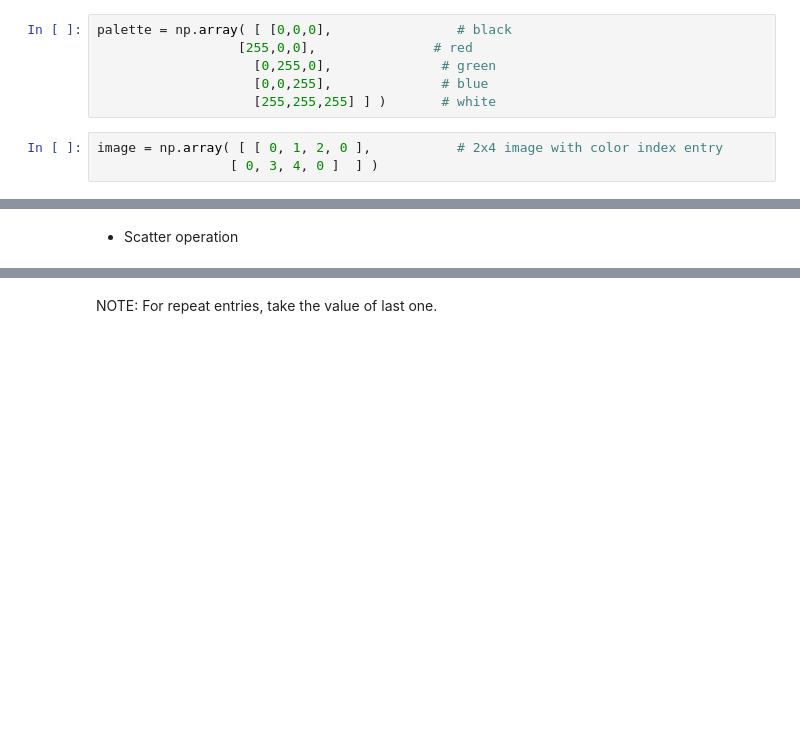
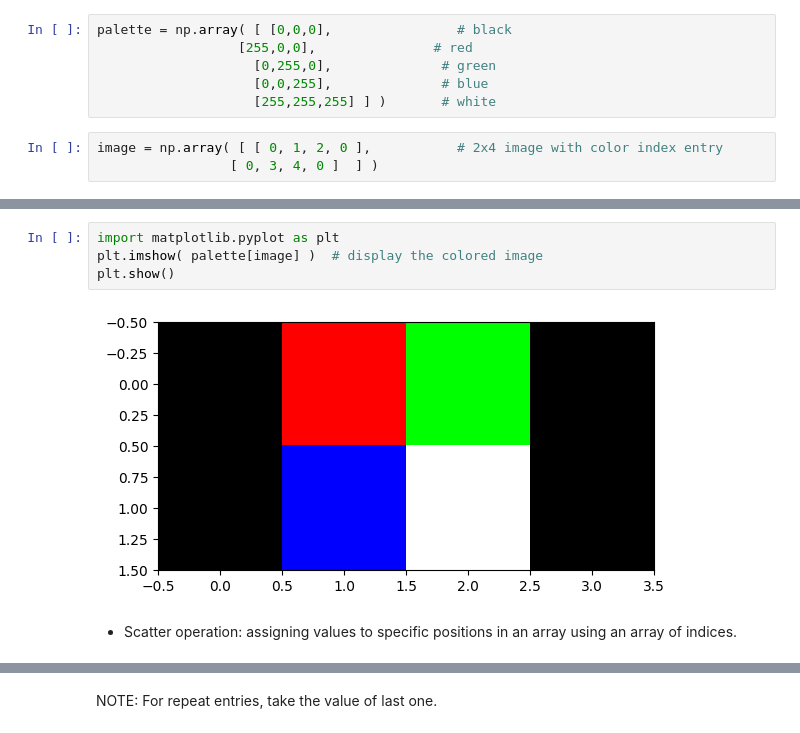
Before and after one commit to kexinxiang/2025-fall-ece326-materials, a Jupyter notebook: notes/lec07-09.ipynb, the cells around one changed output, grey strips where cells are left out. Cells and saved outputs as stored; diff of their text form; blank space fills up the shorter version.

```diff
--- a/notes/lec07-09.ipynb
+++ b/notes/lec07-09.ipynb
@@ -374,5 +574,11 @@ image = np.array( [ [ 0, 1, 2, 0 ],           # 2x4 image with color index entry
+# %%
+import matplotlib.pyplot as plt
+plt.imshow( palette[image] )  # display the colored image
+plt.show()
+# %% [output]
+[figure, added]
 # %% [markdown]
-* Scatter operation
+* Scatter operation: assigning values to specific positions in an array using an array of indices.
 # %%
 a = np.arange(5)
 a
```
Also changed, not shown: parts of 65 cells of this notebook.
